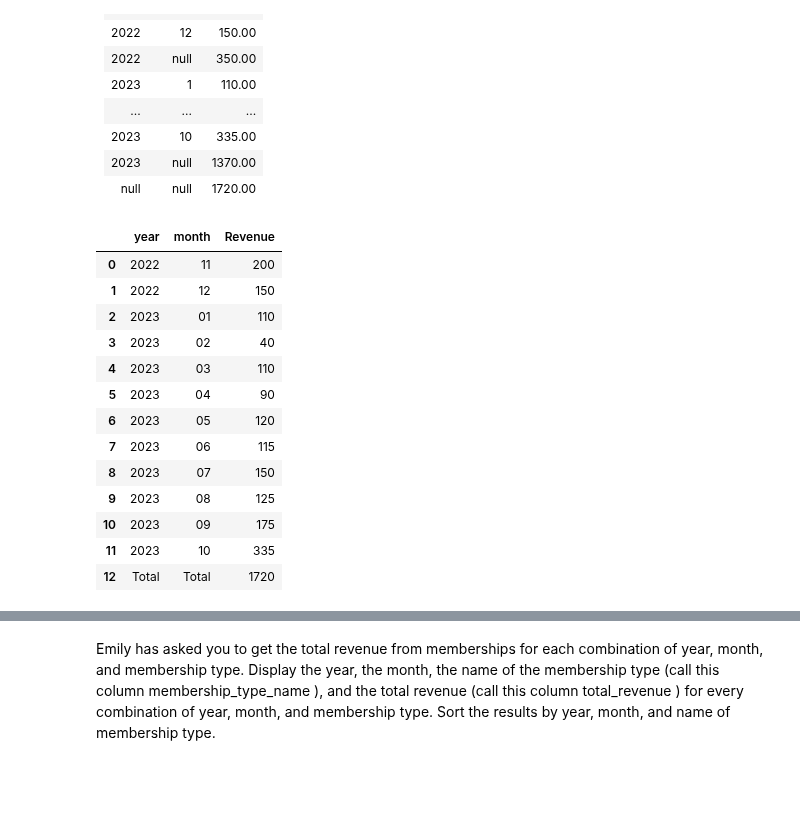
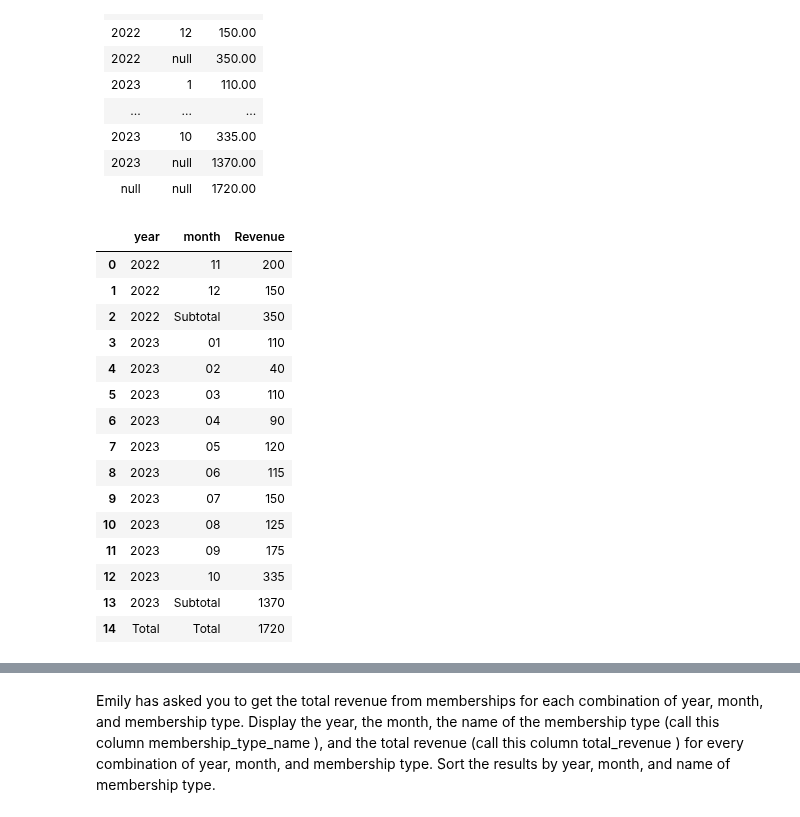
Before and after one commit to dakshbhatnagar/projects, a Jupyter notebook: Bike_Rental/sql.ipynb, the cells around one changed output, grey strips where cells are left out. Drawn from its saved outputs; the diff is of its cells as text; code cells hidden in the pictures; blank space fills up the shorter version.

```diff
--- a/Bike_Rental/sql.ipynb
+++ b/Bike_Rental/sql.ipynb
@@ -140,33 +231,59 @@ The resulting table looks something like this:
 # %%
 query = '''
 WITH cte AS (
     SELECT strftime("%Y", start_timestamp) AS year,
            strftime("%m", start_timestamp) AS month,
            total_paid
     FROM rental
+),
+
+total_revenue as (SELECT year, month, SUM(total_paid) AS Revenue
+FROM cte
+GROUP BY year, month),
+
+subtotals AS (
+    SELECT
+        year,
+        'Subtotal' AS Month,
+        SUM(Revenue) AS total_revenue
+    FROM total_revenue
+    GROUP BY 1
+),
+grand_total AS (
+    SELECT
+        'Total' AS year,
+        'Total' AS Month,
+        SUM(Revenue)  AS total_revenue
+    FROM total_revenue
 )
-SELECT year, month, SUM(total_paid) AS Revenue
-FROM cte
-GROUP BY year, month
+
+select * from total_revenue
 
 UNION ALL
 
-SELECT 'Total', 'Total', SUM(total_paid) AS Revenue
-FROM cte;
+
+select * from subtotals
+UNION ALL
+
+select * from grand_total
+order by 1,2
 '''
-pd.read_sql(query, conn)
+revenue = pd.read_sql(query, conn)
+revenue
 # %% [output]
 |  | year | month | Revenue |
 | 0 | 2022 | 11 | 200 |
 | 1 | 2022 | 12 | 150 |
-| 2 | 2023 | 01 | 110 |
-| 3 | 2023 | 02 | 40 |
-| 4 | 2023 | 03 | 110 |
-| 5 | 2023 | 04 | 90 |
-| 6 | 2023 | 05 | 120 |
-| 7 | 2023 | 06 | 115 |
-| 8 | 2023 | 07 | 150 |
-| 9 | 2023 | 08 | 125 |
-| 10 | 2023 | 09 | 175 |
-| 11 | 2023 | 10 | 335 |
-| 12 | Total | Total | 1720 |
+| 2 | 2022 | Subtotal | 350 |
+| 3 | 2023 | 01 | 110 |
+| 4 | 2023 | 02 | 40 |
+| 5 | 2023 | 03 | 110 |
+| 6 | 2023 | 04 | 90 |
+| 7 | 2023 | 05 | 120 |
+| 8 | 2023 | 06 | 115 |
+| 9 | 2023 | 07 | 150 |
+| 10 | 2023 | 08 | 125 |
+| 11 | 2023 | 09 | 175 |
+| 12 | 2023 | 10 | 335 |
+| 13 | 2023 | Subtotal | 1370 |
+| 14 | Total | Total | 1720 |
```
Also changed, not shown: parts of 10 cells of this notebook, 2 other files.
